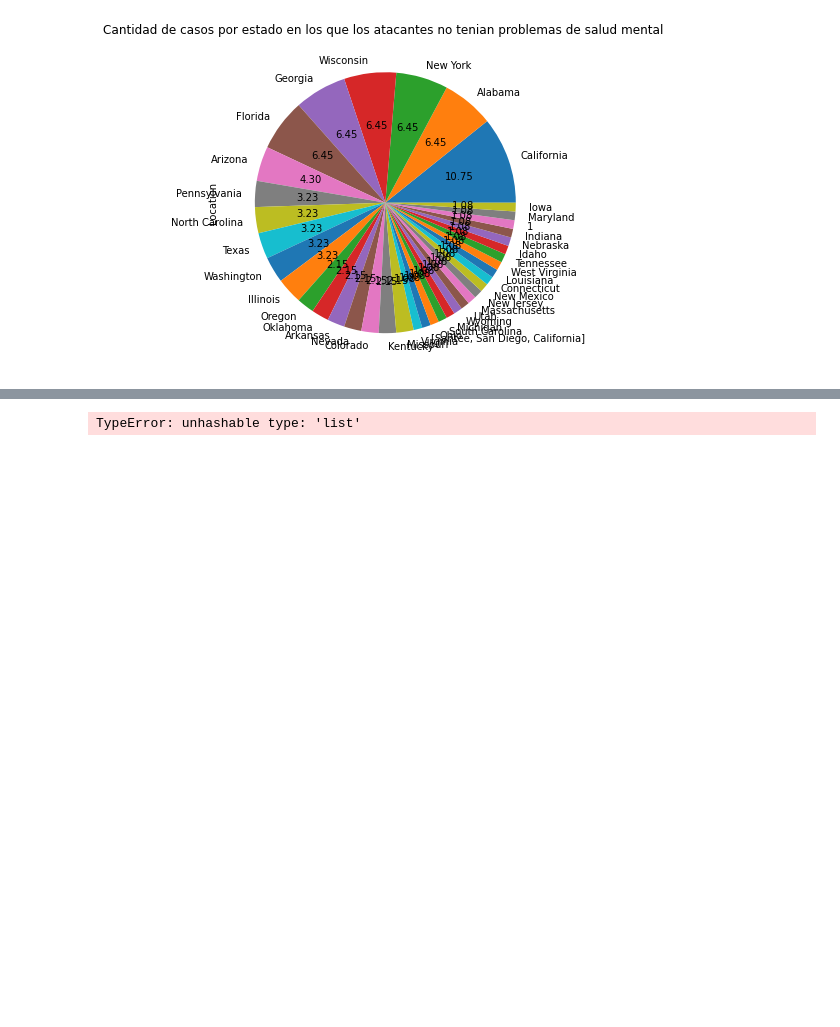
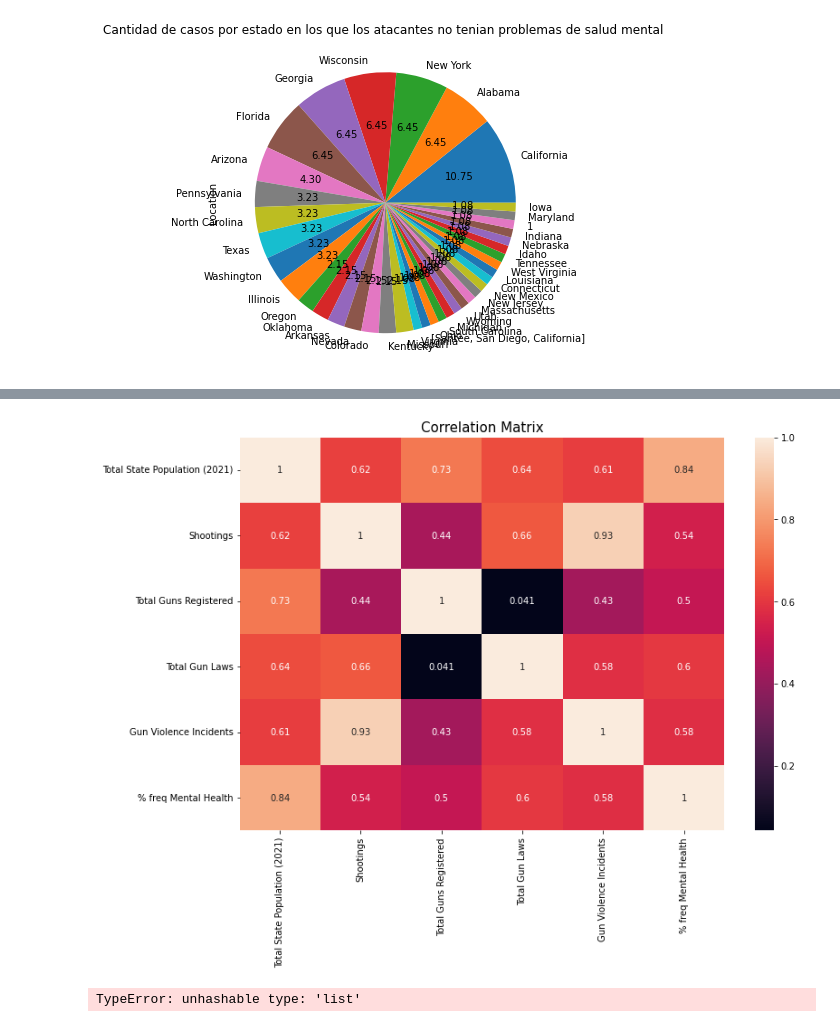
Before and after one commit to panxolopez/proyecto_mineria, a Jupyter notebook: proyecto_data1621.ipynb, the cells around one changed output, grey strips where cells are left out. Cells and saved outputs as stored; diff of their text form; code cells hidden in the pictures; blank space fills up the shorter version.

```diff
--- a/proyecto_data1621.ipynb
+++ b/proyecto_data1621.ipynb
@@ -850,0 +895,4 @@ df_yes.describe()
+# %%
+#top
+states_pop_shoots_freq= pd.merge(top,data_freq, on=["State"])
+states_pop_shoots_freq
@@ -851,3 +914,14 @@ df_yes.describe()
+# %%
+corr = states_pop_shoots_freq.corr()
+fig= plt.figure(figsize=(12,8))
+ax= fig.add_subplot(111)
+ax= sns.heatmap(corr,annot=True,
+    xticklabels=corr.columns,
+    yticklabels=corr.columns)
+plt.title("Correlation Matrix", fontsize = 15)
+plt.show()
+# %% [output]
+[figure, added]
 # %%
 locations_yes=df_yes.groupby(['Location'])
 # %%
```
Also changed, not shown: parts of 4 cells of this notebook.
